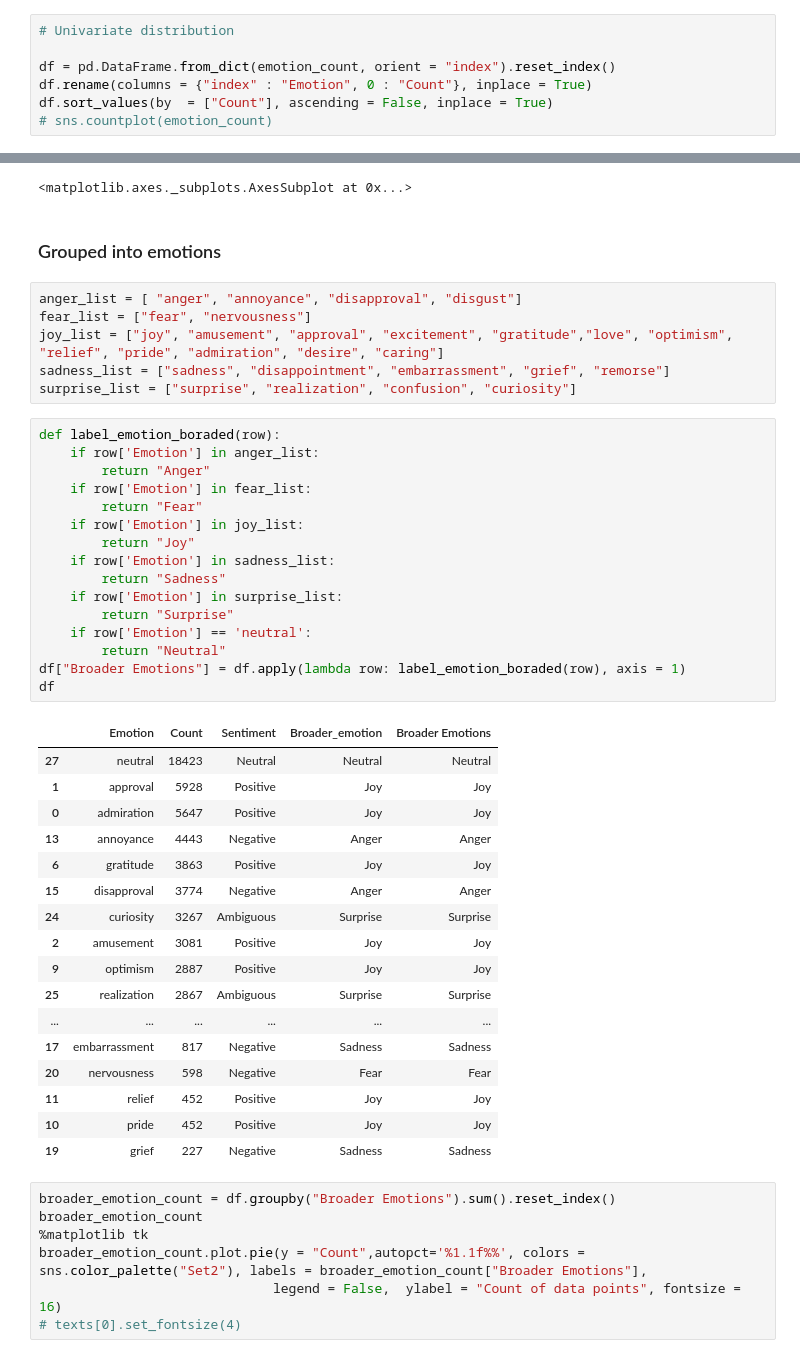
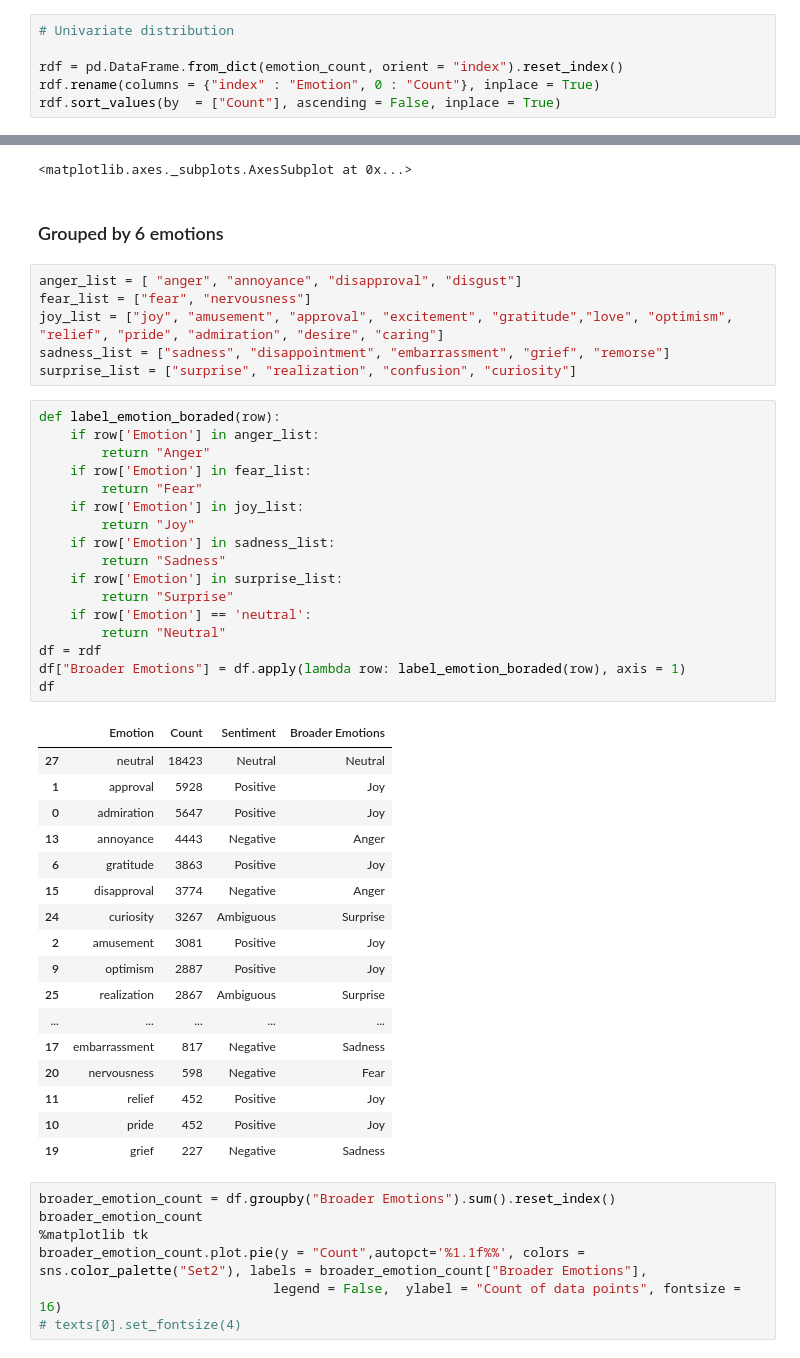
Before and after one commit to keya-desai/GoEmotions-classification, a Jupyter notebook: code/Data_Exploration.ipynb, the cells around one changed output, grey strips where cells are left out. Saved outputs shown, nothing was run; the diff lists cells and outputs as text.

Commit message:
Update Data Exploration Notebook

```diff
--- a/code/Data_Exploration.ipynb
+++ b/code/Data_Exploration.ipynb
@@ -78,7 +81,6 @@ sentiment_count
 # %%
 # Univariate distribution
 
-df = pd.DataFrame.from_dict(emotion_count, orient = "index").reset_index()
-df.rename(columns = {"index" : "Emotion", 0 : "Count"}, inplace = True)
-df.sort_values(by  = ["Count"], ascending = False, inplace = True)
-# sns.countplot(emotion_count)
+rdf = pd.DataFrame.from_dict(emotion_count, orient = "index").reset_index()
+rdf.rename(columns = {"index" : "Emotion", 0 : "Count"}, inplace = True)
+rdf.sort_values(by  = ["Count"], ascending = False, inplace = True)
@@ -175,7 +158,7 @@ df.plot.pie(y = "Count",autopct='%1.1f%%',
 # %% [output]
 <matplotlib.axes._subplots.AxesSubplot at 0x...>
 # %% [markdown]
-### Grouped into emotions
+### Grouped by 6 emotions
 # %%
 anger_list = [ "anger", "annoyance", "disapproval", "disgust"]
 fear_list = ["fear", "nervousness"]
@@ -185,37 +168,38 @@ surprise_list = ["surprise", "realization", "confusion", "curiosity"]
 # %%
 def label_emotion_boraded(row):
     if row['Emotion'] in anger_list:
         return "Anger"
     if row['Emotion'] in fear_list:
         return "Fear"
     if row['Emotion'] in joy_list:
         return "Joy"
     if row['Emotion'] in sadness_list:
         return "Sadness"
     if row['Emotion'] in surprise_list:
         return "Surprise"
     if row['Emotion'] == 'neutral':
         return "Neutral"
+df = rdf
 df["Broader Emotions"] = df.apply(lambda row: label_emotion_boraded(row), axis = 1)
 df
 # %% [output]
-|  | Emotion | Count | Sentiment | Broader_emotion | Broader Emotions |
-| 27 | neutral | 18423 | Neutral | Neutral | Neutral |
-| 1 | approval | 5928 | Positive | Joy | Joy |
-| 0 | admiration | 5647 | Positive | Joy | Joy |
-| 13 | annoyance | 4443 | Negative | Anger | Anger |
-| 6 | gratitude | 3863 | Positive | Joy | Joy |
-| 15 | disapproval | 3774 | Negative | Anger | Anger |
-| 24 | curiosity | 3267 | Ambiguous | Surprise | Surprise |
-| 2 | amusement | 3081 | Positive | Joy | Joy |
-| 9 | optimism | 2887 | Positive | Joy | Joy |
-| 25 | realization | 2867 | Ambiguous | Surprise | Surprise |
-| ... | ... | ... | ... | ... | ... |
-| 17 | embarrassment | 817 | Negative | Sadness | Sadness |
-| 20 | nervousness | 598 | Negative | Fear | Fear |
-| 11 | relief | 452 | Positive | Joy | Joy |
-| 10 | pride | 452 | Positive | Joy | Joy |
-| 19 | grief | 227 | Negative | Sadness | Sadness |
+|  | Emotion | Count | Sentiment | Broader Emotions |
+| 27 | neutral | 18423 | Neutral | Neutral |
+| 1 | approval | 5928 | Positive | Joy |
+| 0 | admiration | 5647 | Positive | Joy |
+| 13 | annoyance | 4443 | Negative | Anger |
+| 6 | gratitude | 3863 | Positive | Joy |
+| 15 | disapproval | 3774 | Negative | Anger |
+| 24 | curiosity | 3267 | Ambiguous | Surprise |
+| 2 | amusement | 3081 | Positive | Joy |
+| 9 | optimism | 2887 | Positive | Joy |
+| 25 | realization | 2867 | Ambiguous | Surprise |
+| ... | ... | ... | ... | ... |
+| 17 | embarrassment | 817 | Negative | Sadness |
+| 20 | nervousness | 598 | Negative | Fear |
+| 11 | relief | 452 | Positive | Joy |
+| 10 | pride | 452 | Positive | Joy |
+| 19 | grief | 227 | Negative | Sadness |
 # %%
 broader_emotion_count = df.groupby("Broader Emotions").sum().reset_index()
 broader_emotion_count
```
Also changed, not shown: parts of 26 cells of this notebook.
